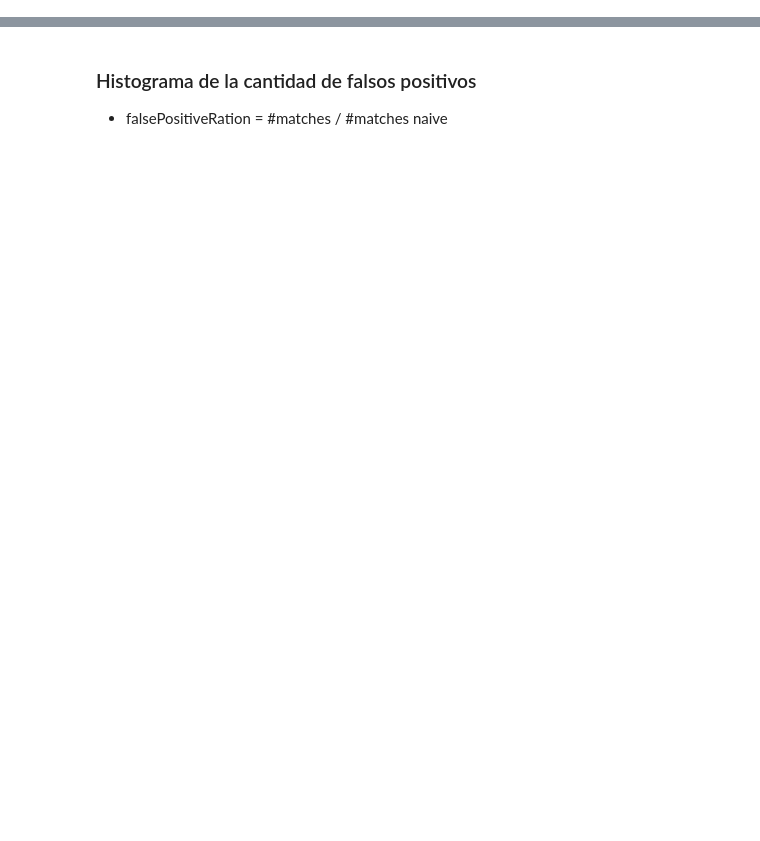
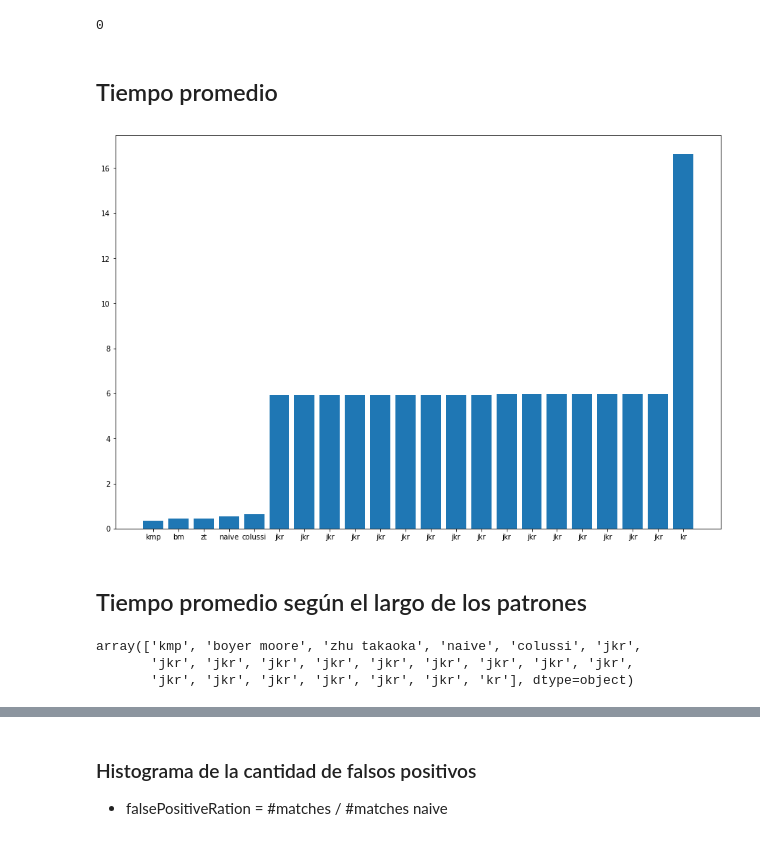
Before and after one commit to LeoCenturion/tda, a Jupyter notebook: Untitled.ipynb, the cells around one changed output, grey strips where cells are left out. Drawn from its saved outputs; the diff is of its cells as text; code cells hidden in the pictures; blank space fills up the shorter version.

```diff
--- a/Untitled.ipynb
+++ b/Untitled.ipynb
@@ -15,0 +17,4 @@ df =df[["text", "len_text", "pattern", "len_pattern", "algorithm", "time", "matc
+# %%
+sum(df.duplicated())
+# %% [output]
+0
@@ -18,2 +25,26 @@ df.time=df.time.map(lambda x: int(x))
 df.len_text=df.len_text.map(lambda x: int(x))
 df.len_pattern=df.len_pattern.map(lambda x: int(x))
+# %% [markdown]
+## Tiempo promedio
+# %%
+f=plt.figure()
+f.set_figheight(10)
+f.set_figwidth(15)
+# f.text(0.5, 0.04, 'Longitud del texto', ha='center')
+# f.text(0.04, 0.5, 'Tiempo', va='center', rotation='vertical')
+#df.groupby("algorithm").mean().sort("time")["time"].plot.bar()
+data = ["kmp", "bm", "zt", "naive", "colussi"]+["jkr"]*16+["kr"]
+plt.bar(height=df.groupby("algorithm").mean().sort("time")["time"].values,left=range(len(data)),tick_label=data)
+plt.show()
+# %% [output]
+[figure, added]
+# %% [markdown]
+## Tiempo promedio según el largo de los patrones
+# %%
+data = df.groupby("algorithm").mean().sort("time").index.map(lambda x: "jkr" if x[:3]=="jkr" else x )
+
+data
+# %% [output]
+array(['kmp', 'boyer moore', 'zhu takaoka', 'naive', 'colussi', 'jkr',
+       'jkr', 'jkr', 'jkr', 'jkr', 'jkr', 'jkr', 'jkr', 'jkr', 'jkr',
+       'jkr', 'jkr', 'jkr', 'jkr', 'jkr', 'jkr', 'kr'], dtype=object)
```
Also changed, not shown: parts of 53 cells of this notebook, 42 other files.
